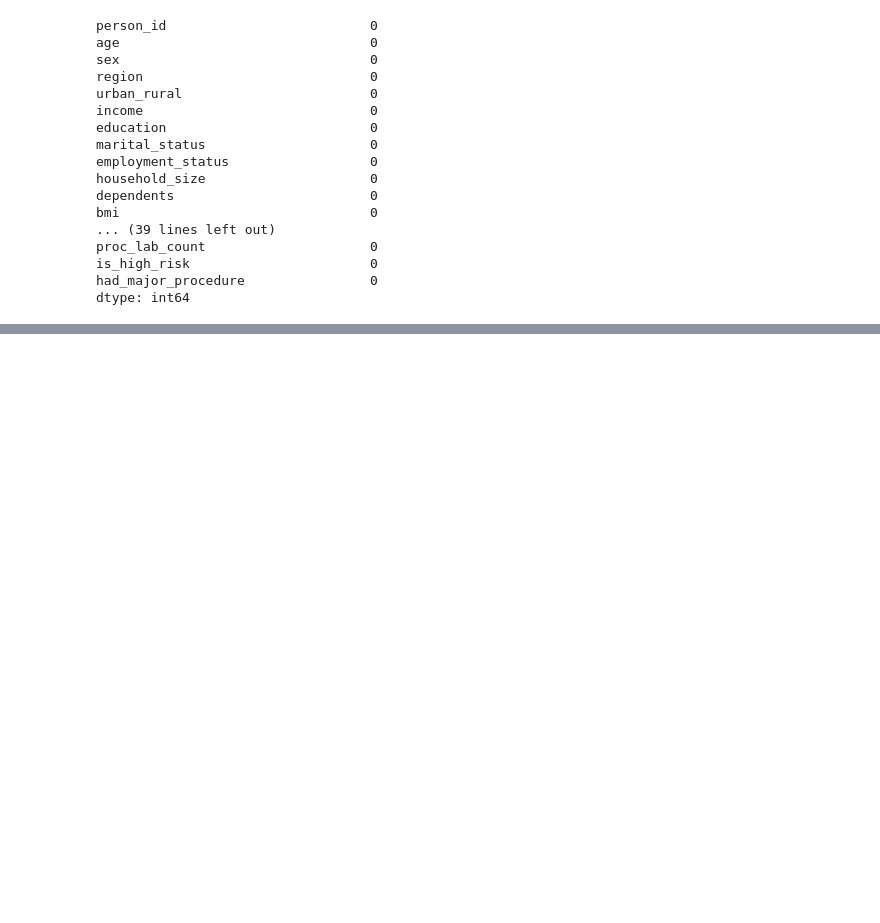
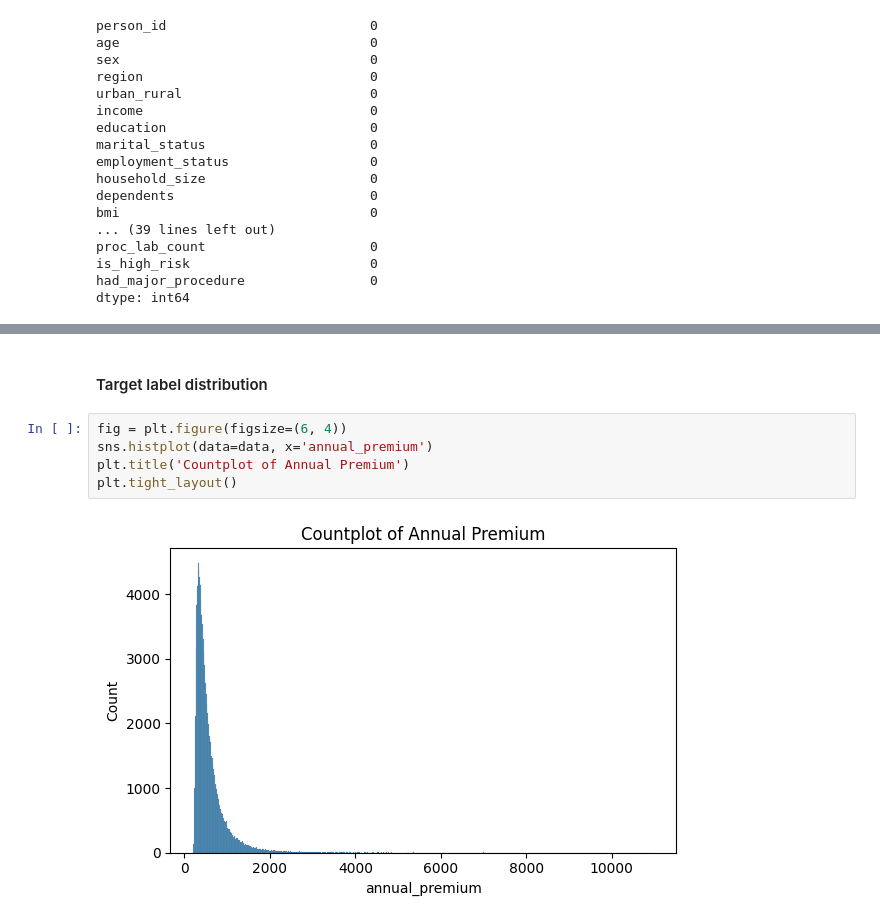
Before and after one commit to HiramZ04/medical-insurance-prediction, a Jupyter notebook: notebooks/medical_insurance.ipynb, the cells around one changed output, grey strips where cells are left out. Saved outputs shown, nothing was run; the diff lists cells and outputs as text; blank space fills up the shorter version.

```diff
--- a/notebooks/medical_insurance.ipynb
+++ b/notebooks/medical_insurance.ipynb
@@ -88,0 +113,9 @@ array([nan, 'Weekly', 'Daily', 'Occasional'], dtype=object)
+# %% [markdown]
+#### Target label distribution
+# %%
+fig = plt.figure(figsize=(6, 4))
+sns.histplot(data=data, x='annual_premium')
+plt.title('Countplot of Annual Premium')
+plt.tight_layout()
+# %% [output]
+[figure, added]
```
Also changed, not shown: parts of 22 cells of this notebook.
